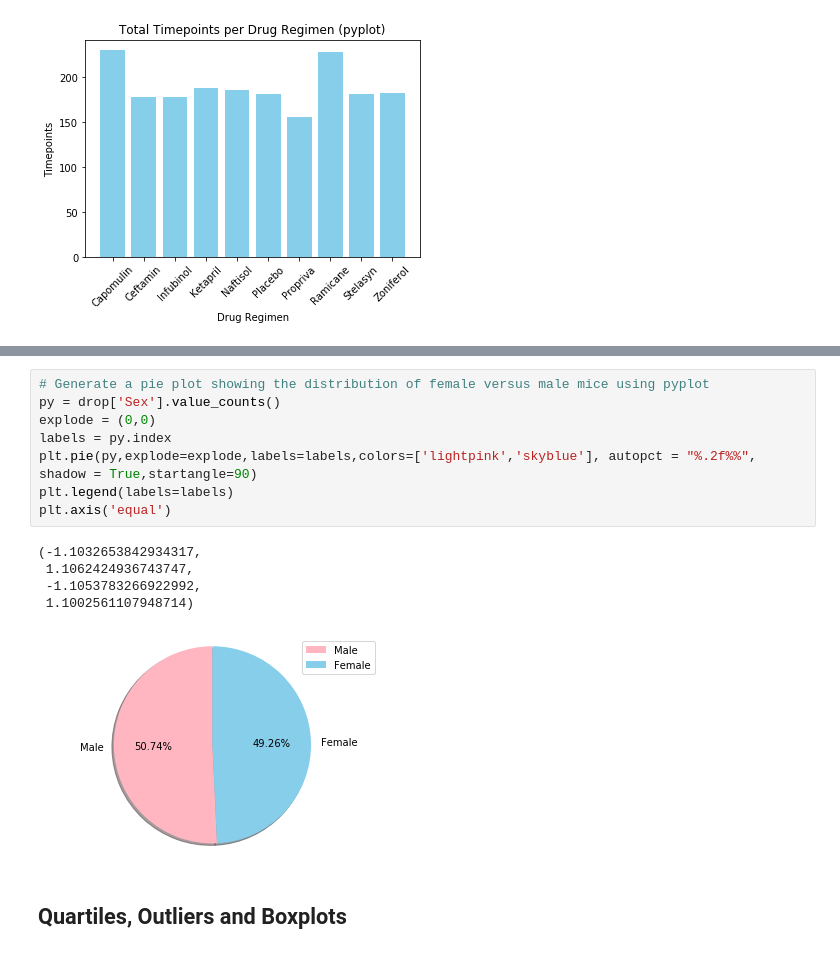
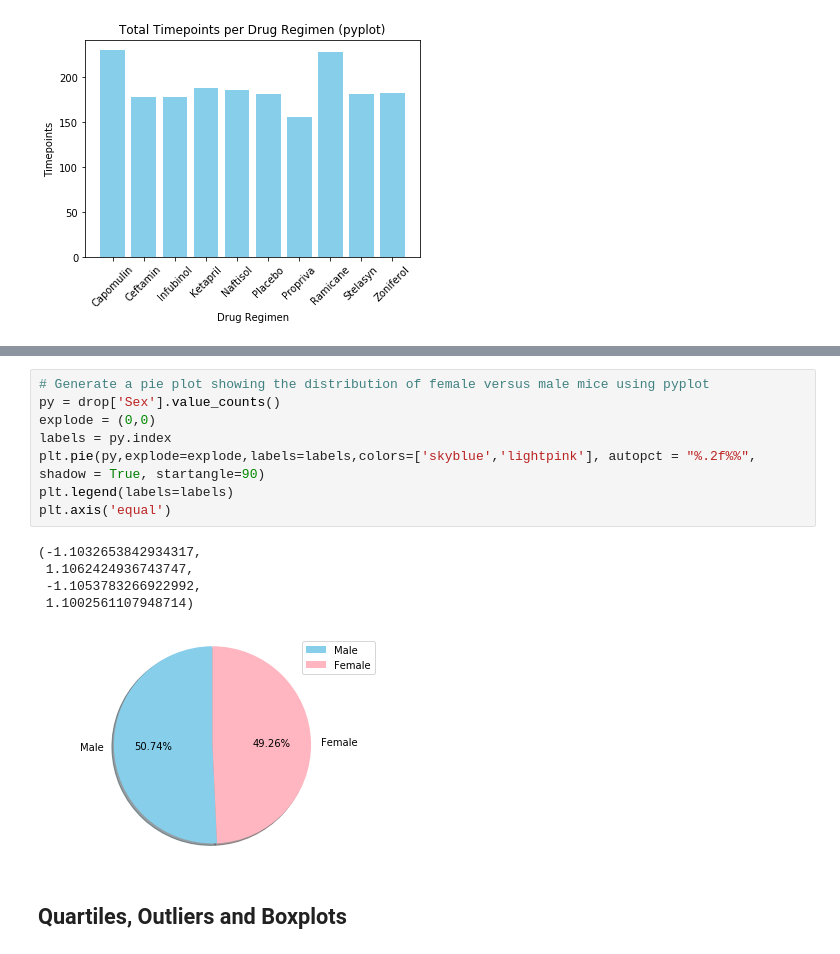
Before and after one commit to rasemanb/matplotlib-challenge, a Jupyter notebook: matplotlib-hw/pymaceuticals_starter.ipynb, the cells around one changed output, grey strips where cells are left out. Cells and saved outputs as stored; diff of their text form.

```diff
--- a/matplotlib-hw/pymaceuticals_starter.ipynb
+++ b/matplotlib-hw/pymaceuticals_starter.ipynb
@@ -170,17 +172,17 @@ Text(0, 0.5, '')
 # %%
 # Generate a pie plot showing the distribution of female versus male mice using pyplot
 py = drop['Sex'].value_counts()
 explode = (0,0)
 labels = py.index
-plt.pie(py,explode=explode,labels=labels,colors=['lightpink','skyblue'], autopct = "%.2f%%", shadow = True,startangle=90)
+plt.pie(py,explode=explode,labels=labels,colors=['skyblue','lightpink'], autopct = "%.2f%%", shadow = True, startangle=90)
 plt.legend(labels=labels)
 plt.axis('equal')
 # %% [output]
 (-1.1032653842934317,
  1.1062424936743747,
  -1.1053783266922992,
  1.1002561107948714)
-[figure, old version]
+[figure, new version]
 # %% [markdown]
 ## Quartiles, Outliers and Boxplots
 # %%
```
Also changed, not shown: parts of 12 cells of this notebook.
